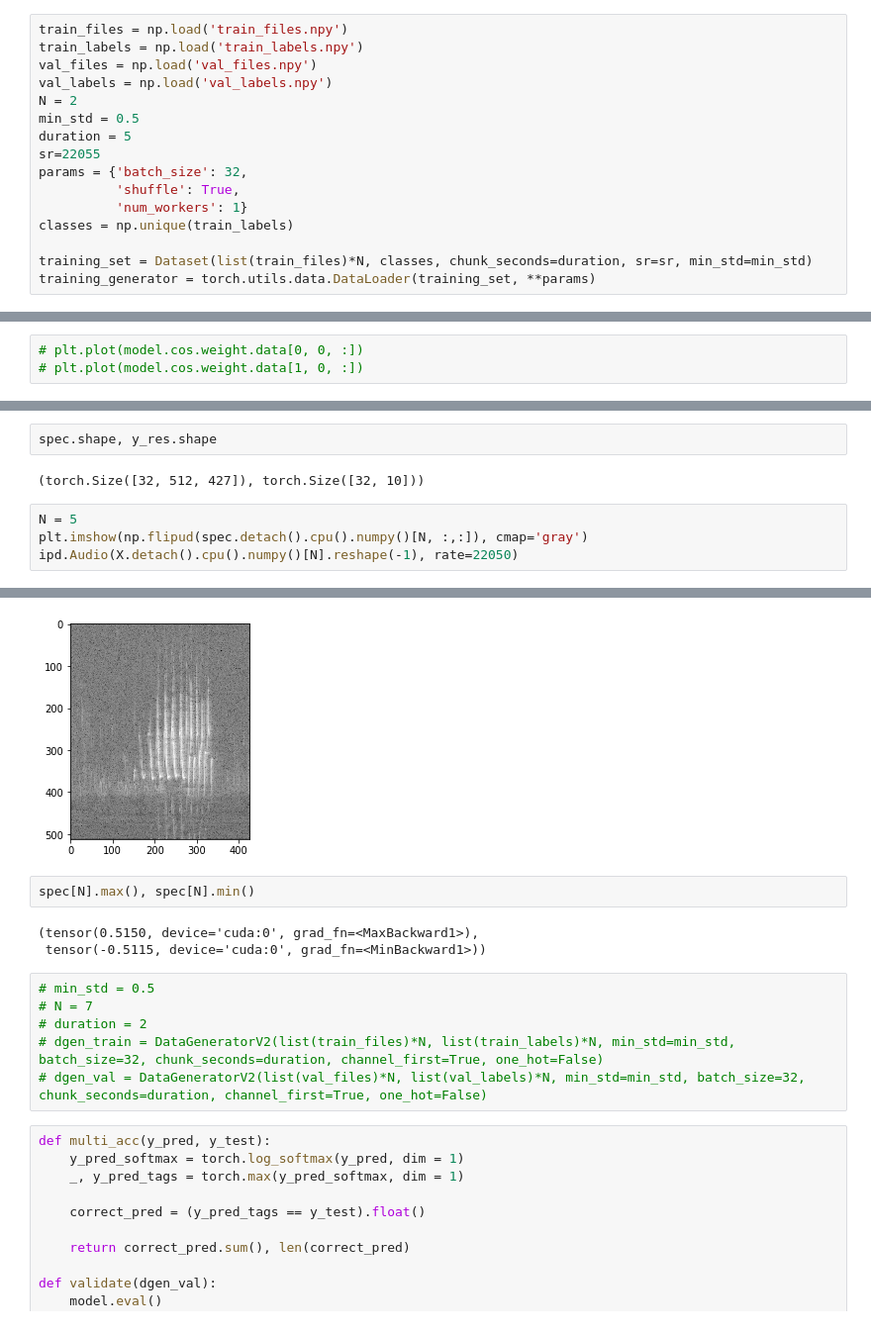
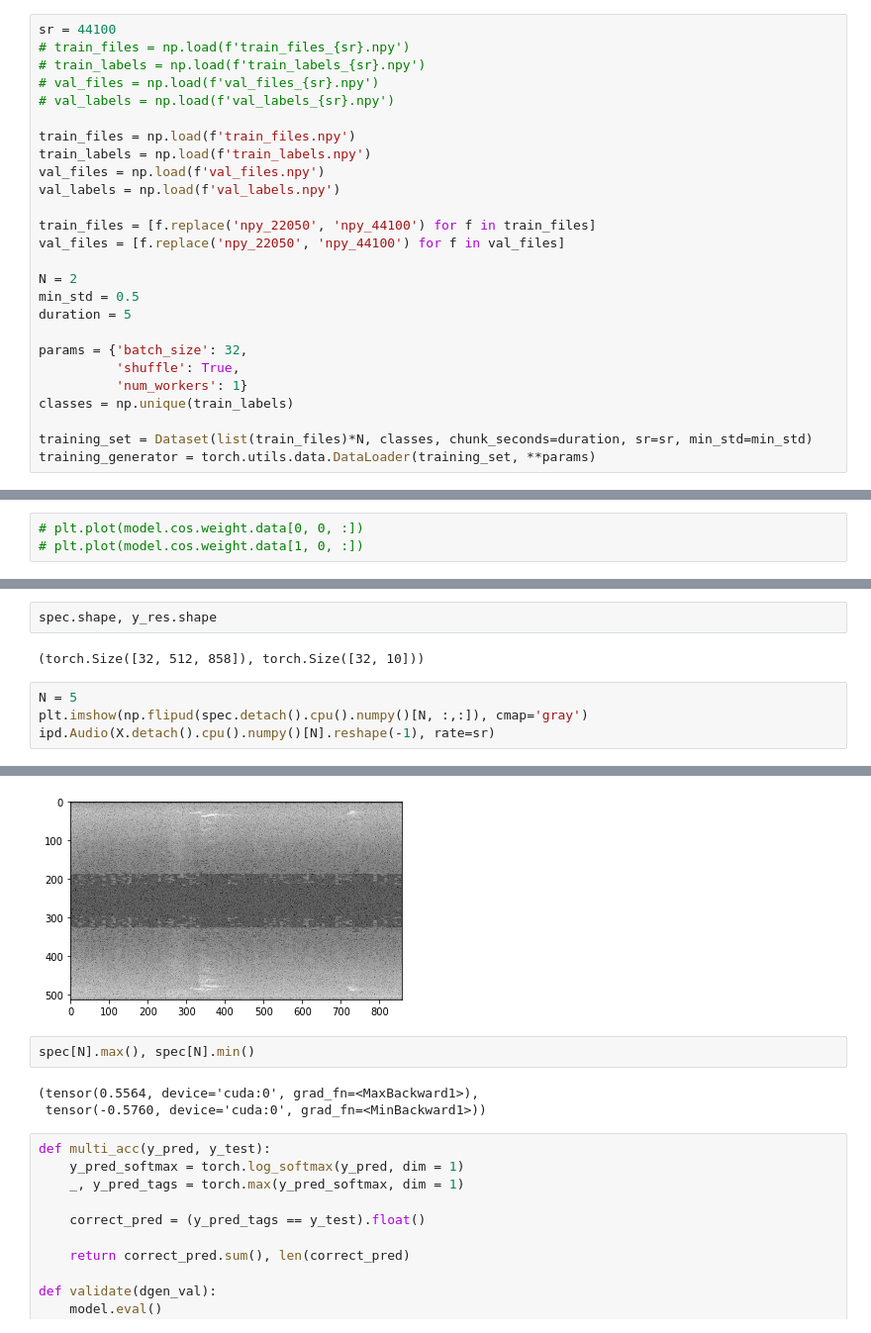
Before and after one commit to jganzabal/kaggle-birds, a Jupyter notebook: 50_pytorch.ipynb, the cells around one changed output, grey strips where cells are left out. Shown at 99% size. Cells and saved outputs as stored; diff of their text form.

```diff
--- a/50_pytorch.ipynb
+++ b/50_pytorch.ipynb
@@ -22,14 +22,24 @@ from birds_utils import get_fourier_weights, DataGeneratorV2, Dataset, get_pytor
 # %%
 import torchvision
 # %%
-train_files = np.load('train_files.npy')
-train_labels = np.load('train_labels.npy')
-val_files = np.load('val_files.npy')
-val_labels = np.load('val_labels.npy')
+sr = 44100
+# train_files = np.load(f'train_files_{sr}.npy')
+# train_labels = np.load(f'train_labels_{sr}.npy')
+# val_files = np.load(f'val_files_{sr}.npy')
+# val_labels = np.load(f'val_labels_{sr}.npy')
+
+train_files = np.load(f'train_files.npy')
+train_labels = np.load(f'train_labels.npy')
+val_files = np.load(f'val_files.npy')
+val_labels = np.load(f'val_labels.npy')
+
+train_files = [f.replace('npy_22050', 'npy_44100') for f in train_files]
+val_files = [f.replace('npy_22050', 'npy_44100') for f in val_files]
+
 N = 2
 min_std = 0.5
 duration = 5
-sr=22055
+
 params = {'batch_size': 32,
           'shuffle': True,
           'num_workers': 1}
@@ -74,25 +84,19 @@ Wall time: 3.34 µs
 # %%
 spec.shape, y_res.shape
 # %% [output]
-(torch.Size([32, 512, 427]), torch.Size([32, 10]))
+(torch.Size([32, 512, 858]), torch.Size([32, 10]))
 # %%
 N = 5
 plt.imshow(np.flipud(spec.detach().cpu().numpy()[N, :,:]), cmap='gray')
-ipd.Audio(X.detach().cpu().numpy()[N].reshape(-1), rate=22050)
+ipd.Audio(X.detach().cpu().numpy()[N].reshape(-1), rate=sr)
 # %% [output]
 [interactive output not drawn]
-[figure, old version]
+[figure, new version]
 # %%
 spec[N].max(), spec[N].min()
 # %% [output]
-(tensor(0.5150, device='cuda:0', grad_fn=<MaxBackward1>),
- tensor(-0.5115, device='cuda:0', grad_fn=<MinBackward1>))
+(tensor(0.5564, device='cuda:0', grad_fn=<MaxBackward1>),
+ tensor(-0.5760, device='cuda:0', grad_fn=<MinBackward1>))
-# %%
-# min_std = 0.5
-# N = 7
-# duration = 2
-# dgen_train = DataGeneratorV2(list(train_files)*N, list(train_labels)*N, min_std=min_std, batch_size=32, chunk_seconds=duration, channel_first=True, one_hot=False)
-# dgen_val = DataGeneratorV2(list(val_files)*N, list(val_labels)*N, min_std=min_std, batch_size=32, chunk_seconds=duration, channel_first=True, one_hot=False)
 # %%
 def multi_acc(y_pred, y_test):
     y_pred_softmax = torch.log_softmax(y_pred, dim = 1)
```
Also changed, not shown: parts of 5 cells of this notebook, 3 other files.
